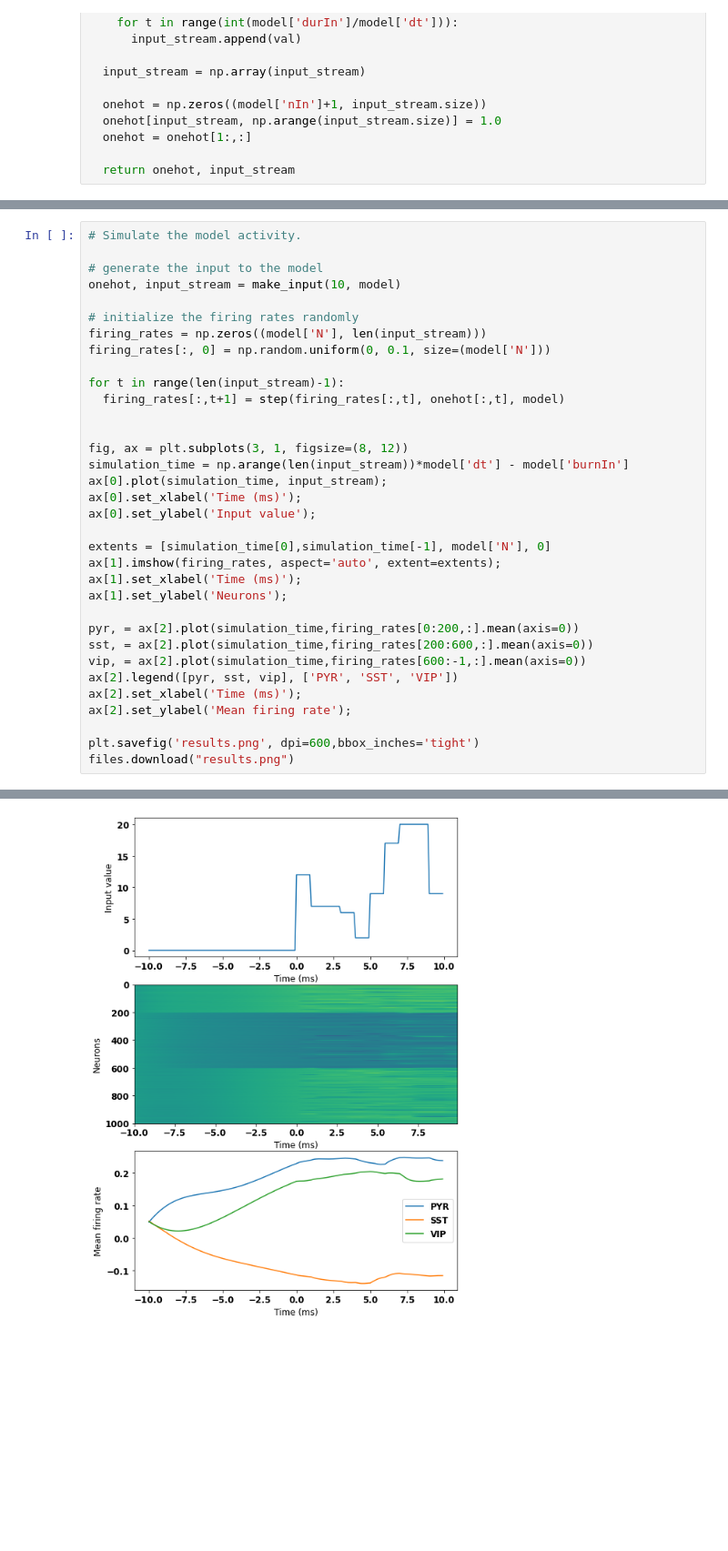
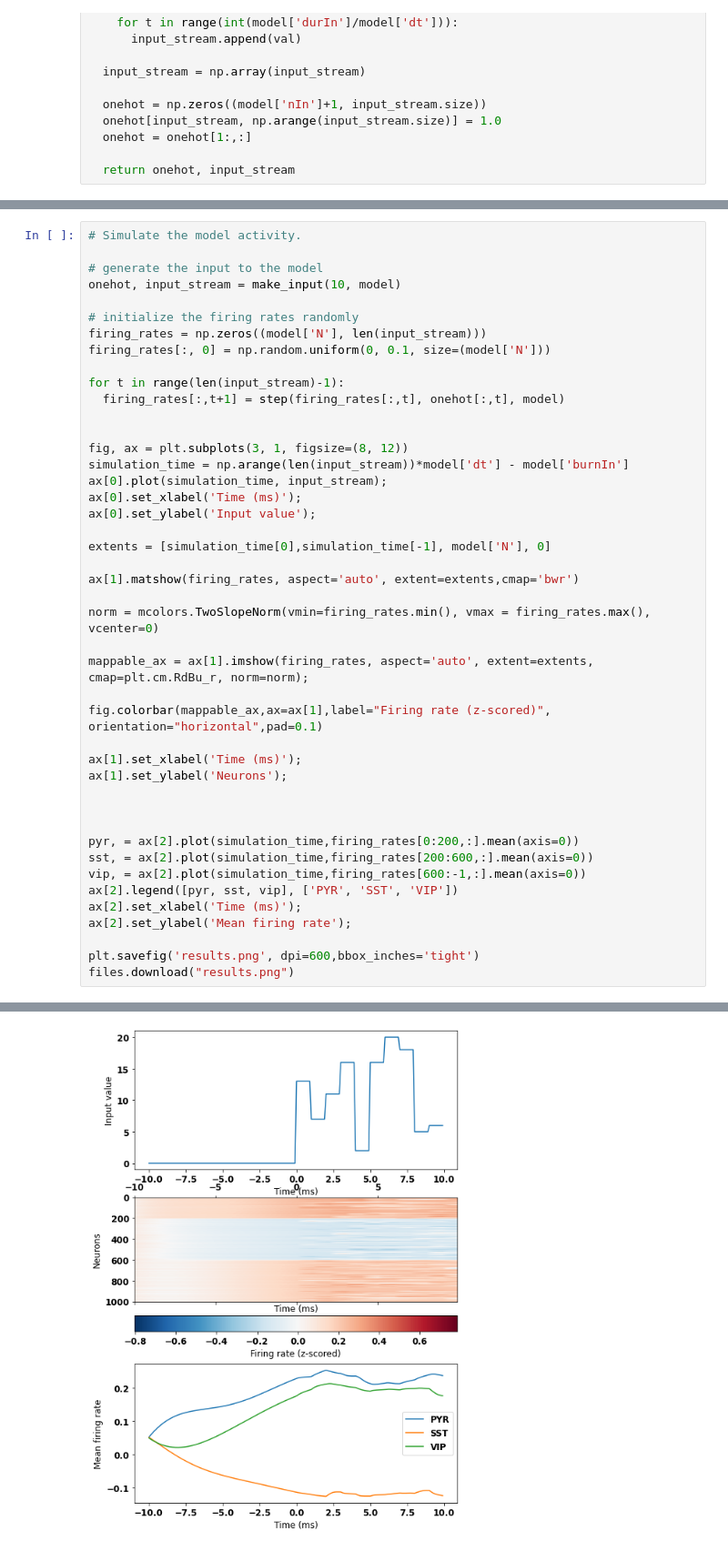
Before and after one commit to cagdastopcu/omission-of-visual-stimuli, a Jupyter notebook: a_new_model_for_omitted_visual_stimuli_CT_v01.ipynb, the cells around one changed output, grey strips where cells are left out. Shown: that part at 91% size. Saved outputs shown, nothing was run; the diff lists cells and outputs as text; blank space fills up the shorter version.

```diff
--- a/a_new_model_for_omitted_visual_stimuli_CT_v01.ipynb
+++ b/a_new_model_for_omitted_visual_stimuli_CT_v01.ipynb
@@ -194,32 +192,42 @@ onehot, input_stream = make_input(10, model)
 # initialize the firing rates randomly
 firing_rates = np.zeros((model['N'], len(input_stream)))
 firing_rates[:, 0] = np.random.uniform(0, 0.1, size=(model['N']))
 
 for t in range(len(input_stream)-1):
   firing_rates[:,t+1] = step(firing_rates[:,t], onehot[:,t], model)
 
 
 fig, ax = plt.subplots(3, 1, figsize=(8, 12))
 simulation_time = np.arange(len(input_stream))*model['dt'] - model['burnIn']
 ax[0].plot(simulation_time, input_stream);
 ax[0].set_xlabel('Time (ms)');
 ax[0].set_ylabel('Input value');
 
 extents = [simulation_time[0],simulation_time[-1], model['N'], 0]
-ax[1].imshow(firing_rates, aspect='auto', extent=extents);
+
+ax[1].matshow(firing_rates, aspect='auto', extent=extents,cmap='bwr')
+
+norm = mcolors.TwoSlopeNorm(vmin=firing_rates.min(), vmax = firing_rates.max(), vcenter=0)
+
+mappable_ax = ax[1].imshow(firing_rates, aspect='auto', extent=extents, cmap=plt.cm.RdBu_r, norm=norm);
+
+fig.colorbar(mappable_ax,ax=ax[1],label="Firing rate (z-scored)", orientation="horizontal",pad=0.1)
+
 ax[1].set_xlabel('Time (ms)');
 ax[1].set_ylabel('Neurons');
+
+
 
 pyr, = ax[2].plot(simulation_time,firing_rates[0:200,:].mean(axis=0))
 sst, = ax[2].plot(simulation_time,firing_rates[200:600,:].mean(axis=0))
 vip, = ax[2].plot(simulation_time,firing_rates[600:-1,:].mean(axis=0))
 ax[2].legend([pyr, sst, vip], ['PYR', 'SST', 'VIP'])
 ax[2].set_xlabel('Time (ms)');
 ax[2].set_ylabel('Mean firing rate');
 
 plt.savefig('results.png', dpi=600,bbox_inches='tight')
 files.download("results.png")
 # %% [output]
 [interactive output not drawn]
 [interactive output not drawn]
-[figure, old version]
+[figure, new version]
```
Also changed, not shown: parts of 3 cells of this notebook.
